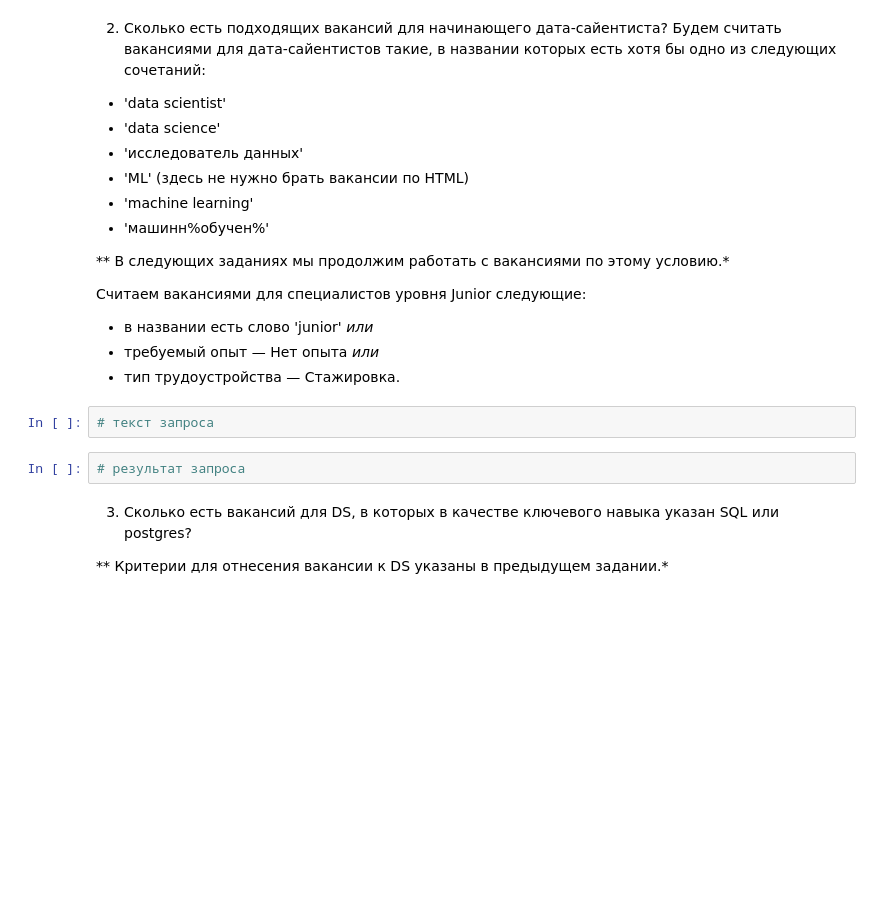
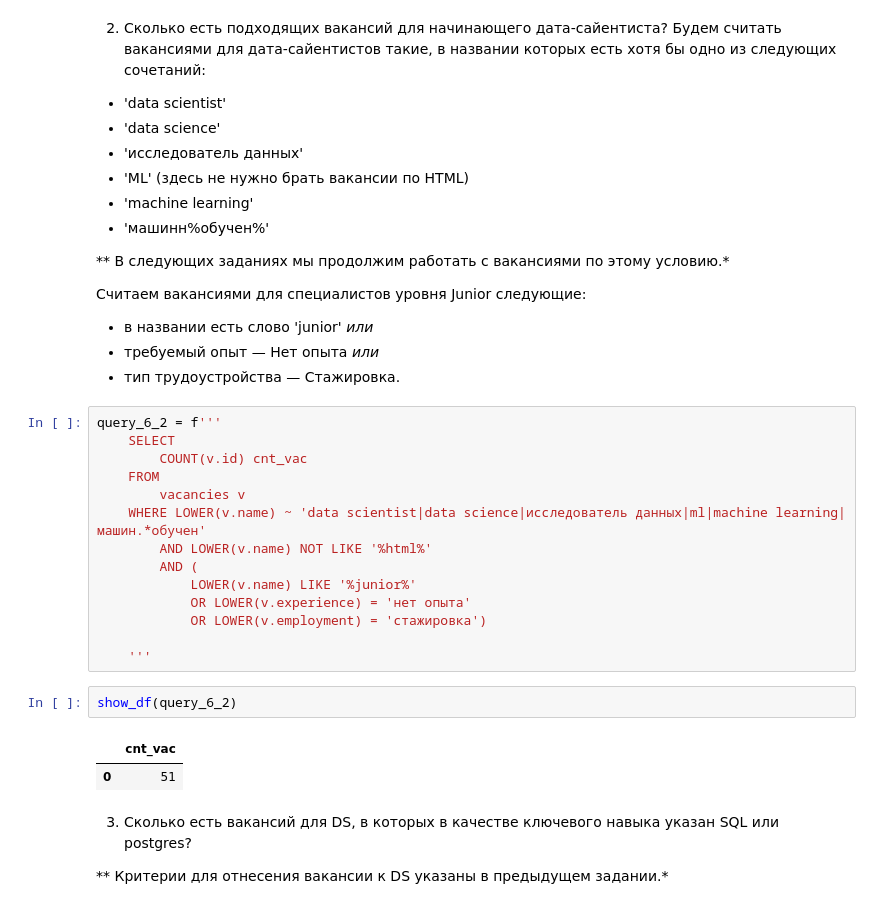
Before and after one commit to Daqria/Head-Hunter-SQL, a Jupyter notebook: HH_PROJECT.ipynb, the cells around one changed output. Cells and saved outputs as stored; diff of their text form; blank space fills up the shorter version.

```diff
--- a/HH_PROJECT.ipynb
+++ b/HH_PROJECT.ipynb
@@ -514,9 +523,24 @@ show_df(query_5_7)
 * требуемый опыт — Нет опыта *или*
 * тип трудоустройства — Стажировка.
 # %%
-# текст запроса
+query_6_2 = f'''
+    SELECT
+        COUNT(v.id) cnt_vac
+    FROM
+        vacancies v
+    WHERE LOWER(v.name) ~ 'data scientist|data science|исследователь данных|ml|machine learning|машин.*обучен'
+        AND LOWER(v.name) NOT LIKE '%html%'
+        AND (
+            LOWER(v.name) LIKE '%junior%'
+            OR LOWER(v.experience) = 'нет опыта'
+            OR LOWER(v.employment) = 'стажировка')
+
+    '''
 # %%
-# результат запроса
+show_df(query_6_2)
+# %% [output]
+|  | cnt_vac |
+| 0 | 51 |
 # %% [markdown]
 3. Сколько есть вакансий для DS, в которых в качестве ключевого навыка указан SQL или postgres?
 
```
Also changed, not shown: parts of 2 cells of this notebook.
